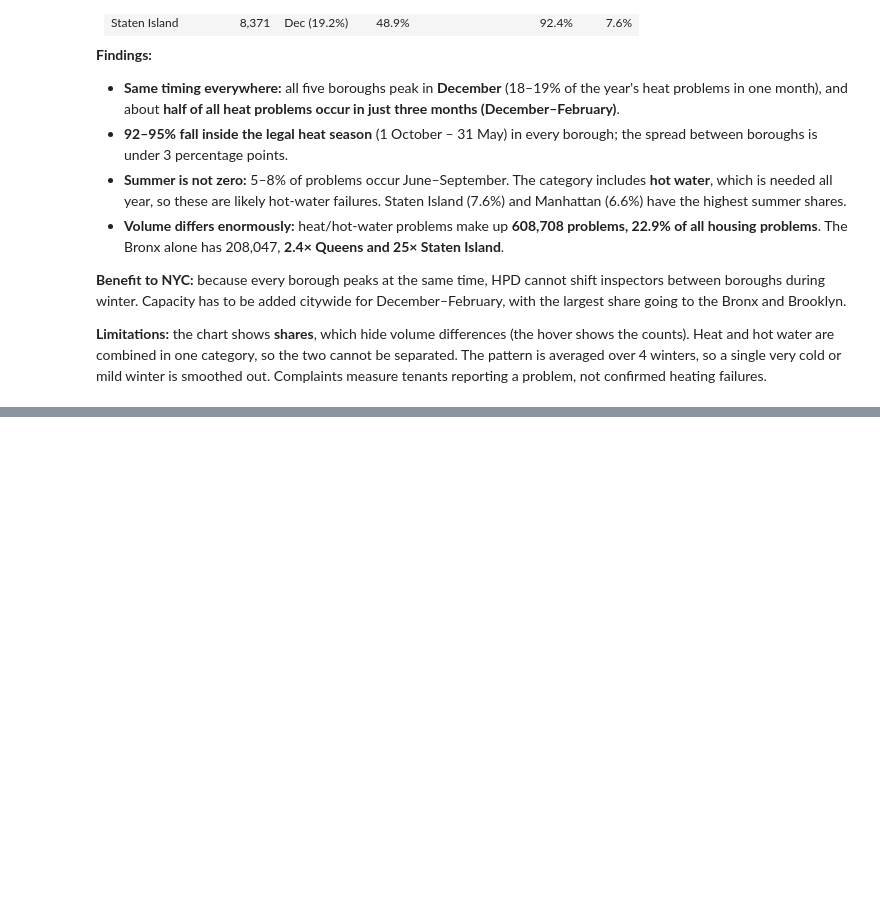
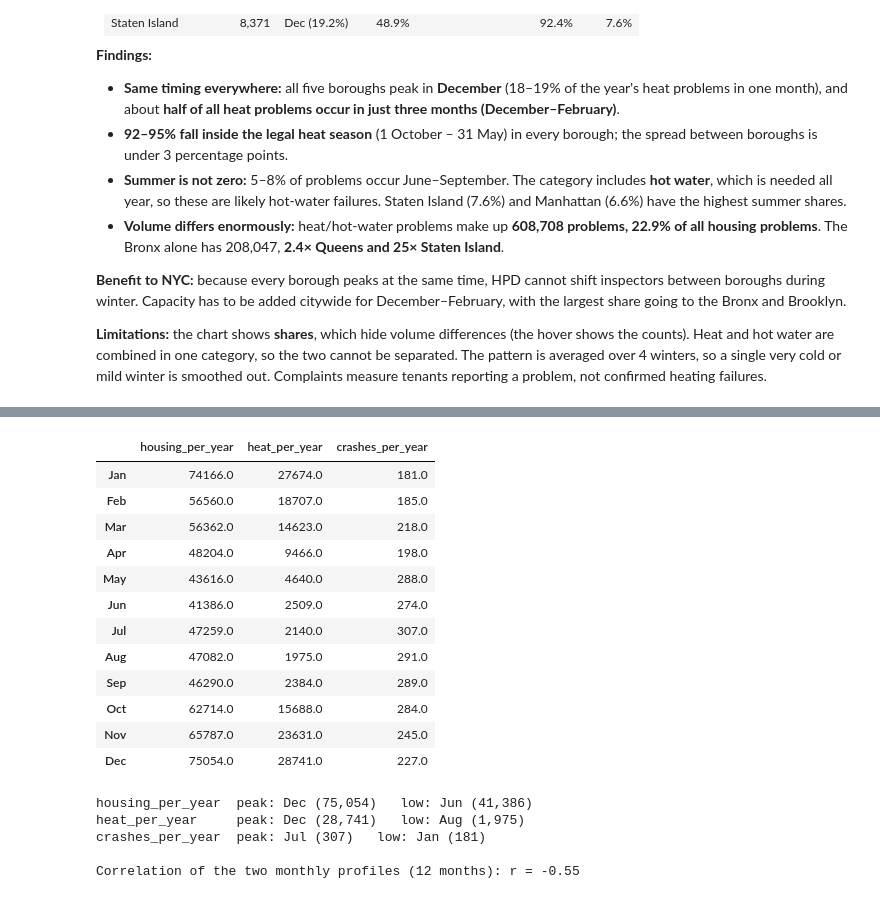
Before and after one commit to laylllllllllllla/DataEngineeringProject, a Jupyter notebook: notebook/DataEngineering.ipynb, the cells around one changed output, grey strips where cells are left out. Cells and saved outputs as stored; diff of their text form; code cells hidden in the pictures; blank space fills up the shorter version.

Commit message:
Update DataEngineering notebook

```diff
--- a/notebook/DataEngineering.ipynb
+++ b/notebook/DataEngineering.ipynb
@@ -2042,0 +2092,39 @@ reporting a problem, not confirmed heating failures.
+# %%
+# ============================================================
+# Q4: numbers for the answer
+# ============================================================
+months = range(1, 13)
+h_years = max(df_housing_monthly['year'].nunique(), 1)
+c_years = max(df_crashes['year'].nunique(), 1)
+q4_table = pd.DataFrame({
+    'housing_per_year': df_housing_monthly.groupby('month')['problems'].sum().reindex(months, fill_value=0) / h_years,
+    'heat_per_year':    (df_housing_monthly[df_housing_monthly['major_category'] == 'HEAT/HOT WATER']
+                         .groupby('month')['problems'].sum().reindex(months, fill_value=0) / h_years),
+    'crashes_per_year': df_crashes.groupby('month').size().reindex(months, fill_value=0) / c_years,
+}).round(0)
+q4_table.index = MONTH_NAMES
+display(q4_table)
+for col in q4_table.columns:
+    print(f'{col:<17} peak: {q4_table[col].idxmax()} ({q4_table[col].max():,.0f})   '
+          f'low: {q4_table[col].idxmin()} ({q4_table[col].min():,.0f})')
+r_q4 = q4_table['housing_per_year'].corr(q4_table['crashes_per_year'])
+print(f'\nCorrelation of the two monthly profiles (12 months): r = {r_q4:.2f}')
+# %% [output]
+|  | housing_per_year | heat_per_year | crashes_per_year |
+| Jan | 74166.0 | 27674.0 | 181.0 |
+| Feb | 56560.0 | 18707.0 | 185.0 |
+| Mar | 56362.0 | 14623.0 | 218.0 |
+| Apr | 48204.0 | 9466.0 | 198.0 |
+| May | 43616.0 | 4640.0 | 288.0 |
+| Jun | 41386.0 | 2509.0 | 274.0 |
+| Jul | 47259.0 | 2140.0 | 307.0 |
+| Aug | 47082.0 | 1975.0 | 291.0 |
+| Sep | 46290.0 | 2384.0 | 289.0 |
+| Oct | 62714.0 | 15688.0 | 284.0 |
+| Nov | 65787.0 | 23631.0 | 245.0 |
+| Dec | 75054.0 | 28741.0 | 227.0 |
+housing_per_year  peak: Dec (75,054)   low: Jun (41,386)
+heat_per_year     peak: Dec (28,741)   low: Aug (1,975)
+crashes_per_year  peak: Jul (307)   low: Jan (181)
+
+Correlation of the two monthly profiles (12 months): r = -0.55
```
Also changed, not shown: parts of 8 cells of this notebook.
